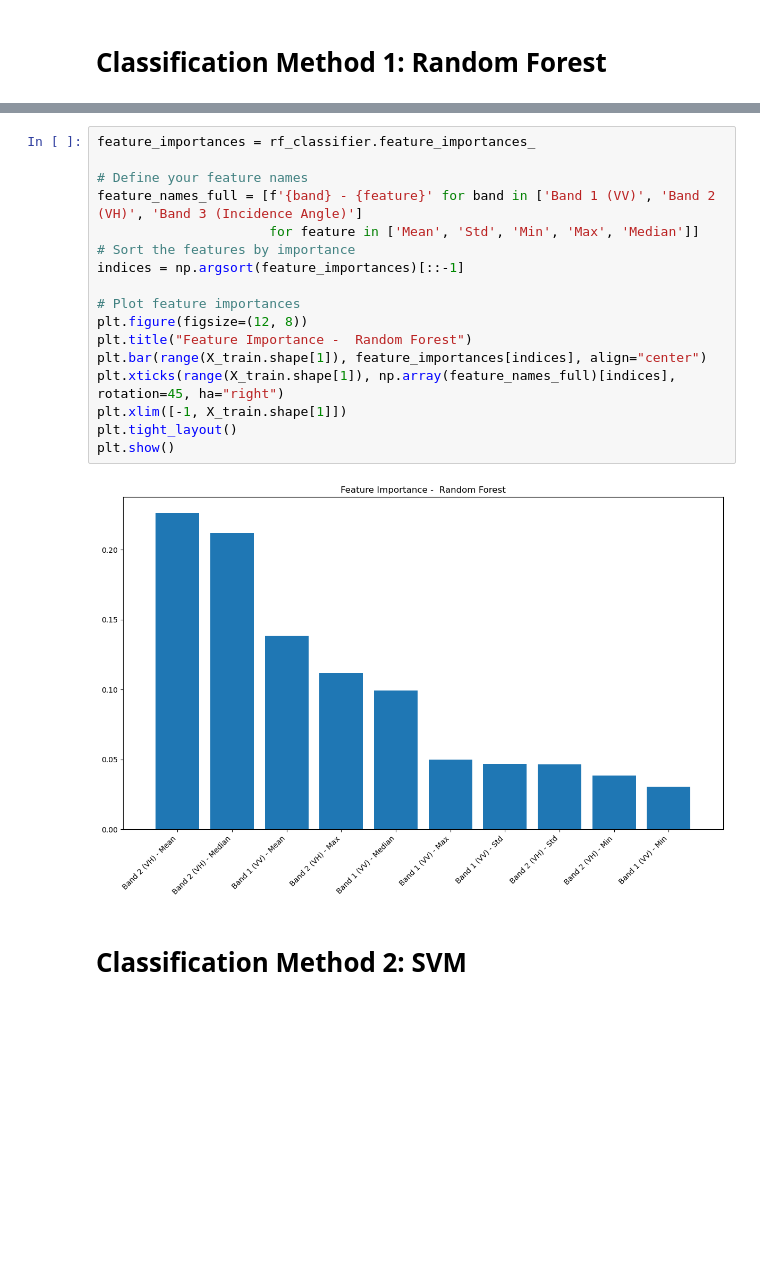
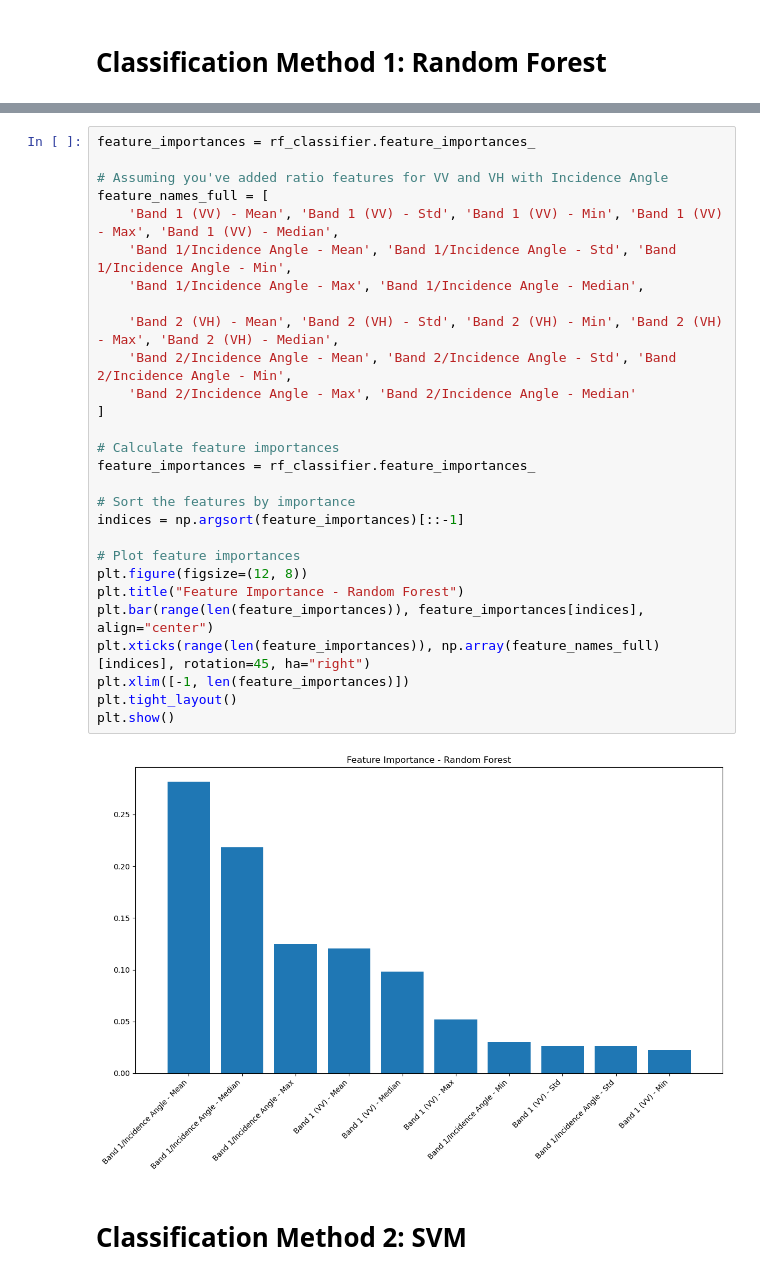
Before and after one commit to raznuss/MarvinBlue, a Jupyter notebook: Forest_Classification.ipynb, the cells around one changed output, grey strips where cells are left out. Saved outputs shown, nothing was run; the diff lists cells and outputs as text; blank space fills up the shorter version.

```diff
--- a/Forest_Classification.ipynb
+++ b/Forest_Classification.ipynb
@@ -183,22 +239,33 @@ weighted avg       0.99      0.99      0.99     11441
-# %%
-feature_importances = rf_classifier.feature_importances_
-
-# Define your feature names
-feature_names_full = [f'{band} - {feature}' for band in ['Band 1 (VV)', 'Band 2 (VH)', 'Band 3 (Incidence Angle)']
-                      for feature in ['Mean', 'Std', 'Min', 'Max', 'Median']]
-# Sort the features by importance
-indices = np.argsort(feature_importances)[::-1]
-
-# Plot feature importances
-plt.figure(figsize=(12, 8))
-plt.title("Feature Importance -  Random Forest")
-plt.bar(range(X_train.shape[1]), feature_importances[indices], align="center")
-plt.xticks(range(X_train.shape[1]), np.array(feature_names_full)[indices], rotation=45, ha="right")
-plt.xlim([-1, X_train.shape[1]])
-plt.tight_layout()
-plt.show()
-# %% [output]
-[figure, removed]
+# %%
+feature_importances = rf_classifier.feature_importances_
+
+# Assuming you've added ratio features for VV and VH with Incidence Angle
+feature_names_full = [
+    'Band 1 (VV) - Mean', 'Band 1 (VV) - Std', 'Band 1 (VV) - Min', 'Band 1 (VV) - Max', 'Band 1 (VV) - Median',
+    'Band 1/Incidence Angle - Mean', 'Band 1/Incidence Angle - Std', 'Band 1/Incidence Angle - Min',
+    'Band 1/Incidence Angle - Max', 'Band 1/Incidence Angle - Median',
+
+    'Band 2 (VH) - Mean', 'Band 2 (VH) - Std', 'Band 2 (VH) - Min', 'Band 2 (VH) - Max', 'Band 2 (VH) - Median',
+    'Band 2/Incidence Angle - Mean', 'Band 2/Incidence Angle - Std', 'Band 2/Incidence Angle - Min',
+    'Band 2/Incidence Angle - Max', 'Band 2/Incidence Angle - Median'
+]
+
+# Calculate feature importances
+feature_importances = rf_classifier.feature_importances_
+
+# Sort the features by importance
+indices = np.argsort(feature_importances)[::-1]
+
+# Plot feature importances
+plt.figure(figsize=(12, 8))
+plt.title("Feature Importance - Random Forest")
+plt.bar(range(len(feature_importances)), feature_importances[indices], align="center")
+plt.xticks(range(len(feature_importances)), np.array(feature_names_full)[indices], rotation=45, ha="right")
+plt.xlim([-1, len(feature_importances)])
+plt.tight_layout()
+plt.show()
+# %% [output]
+[figure, added]
 # %% [markdown]
 # Classification Method 2: SVM
 # %%
```
Also changed, not shown: parts of 23 cells of this notebook, 2 other files.
